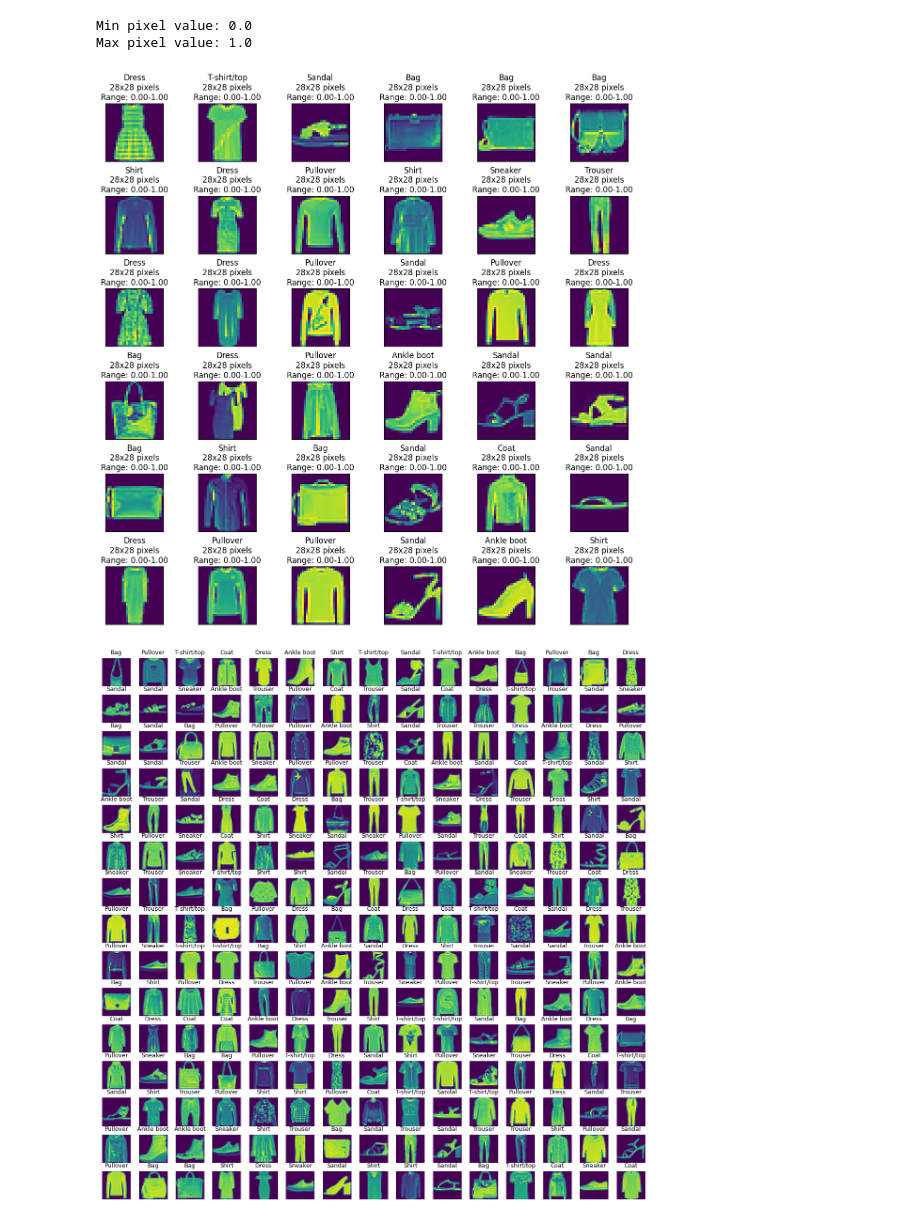
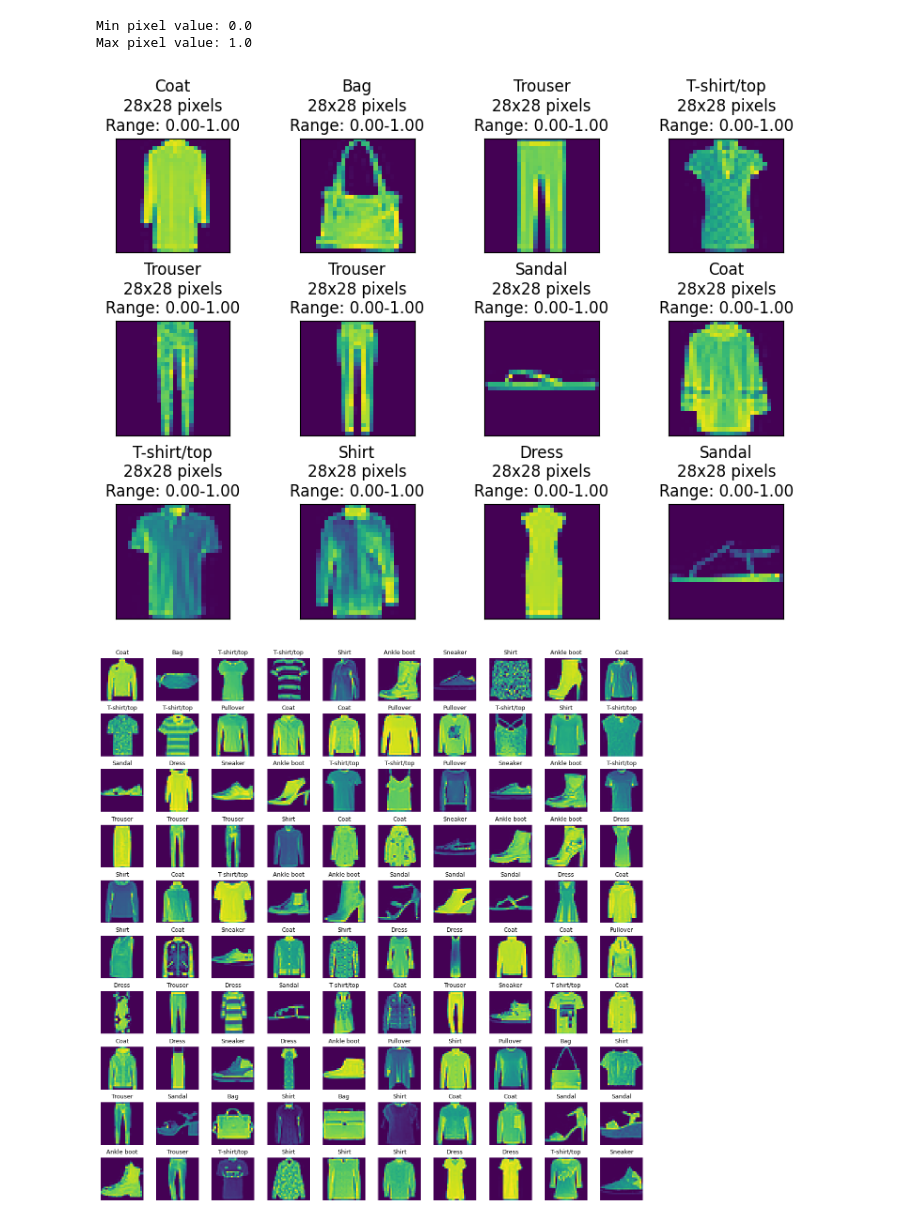
Before and after one commit to iitkgroup21/EE954_ASSIGNMENT_GR21, a Jupyter notebook: MLP.ipynb, the cells around one changed output. Saved outputs shown, nothing was run; the diff lists cells and outputs as text; code cells hidden in the pictures.

```diff
--- a/MLP.ipynb
+++ b/MLP.ipynb
@@ -143,36 +143,36 @@ Max pixel value: 1.0
 # %%
 
 #Defining class names for Fashion MNIST
 class_names = ['T-shirt/top', 'Trouser', 'Pullover', 'Dress', 'Coat',
                'Sandal', 'Shirt', 'Sneaker', 'Bag', 'Ankle boot']
 
-# Displaying a 6x6 grid of the first 36 images in the dataset with pixel size and pixel range
-plt.figure(figsize=(12, 12))  # Set the size of the figure
-for i in range(36):
-    plt.subplot(6, 6, i + 1)
+# Displaying a 4x4 grid of the first 16 images in the dataset with pixel size and pixel range
+plt.figure(figsize=(8, 8))  # Set the size of the figure
+for i in range(12):
+    plt.subplot(4, 4, i + 1)
     plt.xticks([])
     plt.yticks([])
     plt.grid(False)
     image, label = new_train_dataset[i]
 
     min_pixel = image.min().item()
     max_pixel = image.max().item()
 
     plt.imshow(image.reshape((28,28)).squeeze())
     #plt.imshow(image.squeeze())
 
     # Display the class name, pixel size, and pixel range in the title
     plt.title(f"{class_names[label]}\n28x28 pixels\nRange: {min_pixel:.2f}-{max_pixel:.2f}")
 
 plt.tight_layout()
 plt.subplots_adjust(hspace=0.6)
 plt.show()  # Show the 6x6 grid
 # %% [output]
-[figure, old version]
+[figure, new version]
 # %%
 # Now, display a random 15x15 grid of images
-W_grid = 15
-L_grid = 15
+W_grid = 10
+L_grid = 10
 
 fig, axes = plt.subplots(L_grid, W_grid, figsize = (15,15))
 axes = axes.ravel() # Flatten the grid to make it easier to access each subplot, 2D to 1D
@@ -187,7 +187,7 @@ for i in np.arange(0, W_grid * L_grid):
 
 plt.subplots_adjust(hspace=0.3)
 # %% [output]
-[figure, old version]
+[figure, new version]
 # %%
 # Relu activation function
 def relu(x):
```
Also changed, not shown: parts of 7 cells of this notebook.
